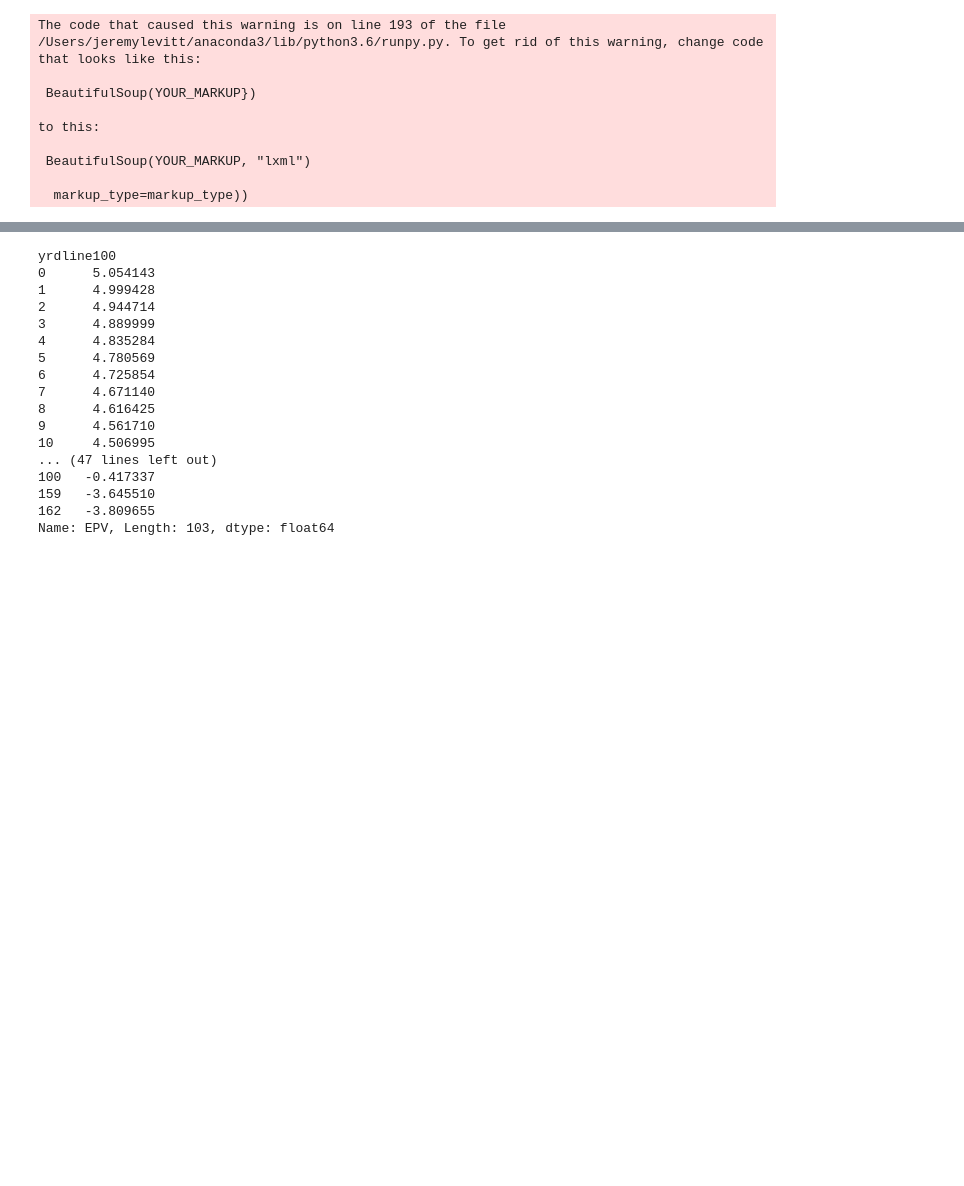
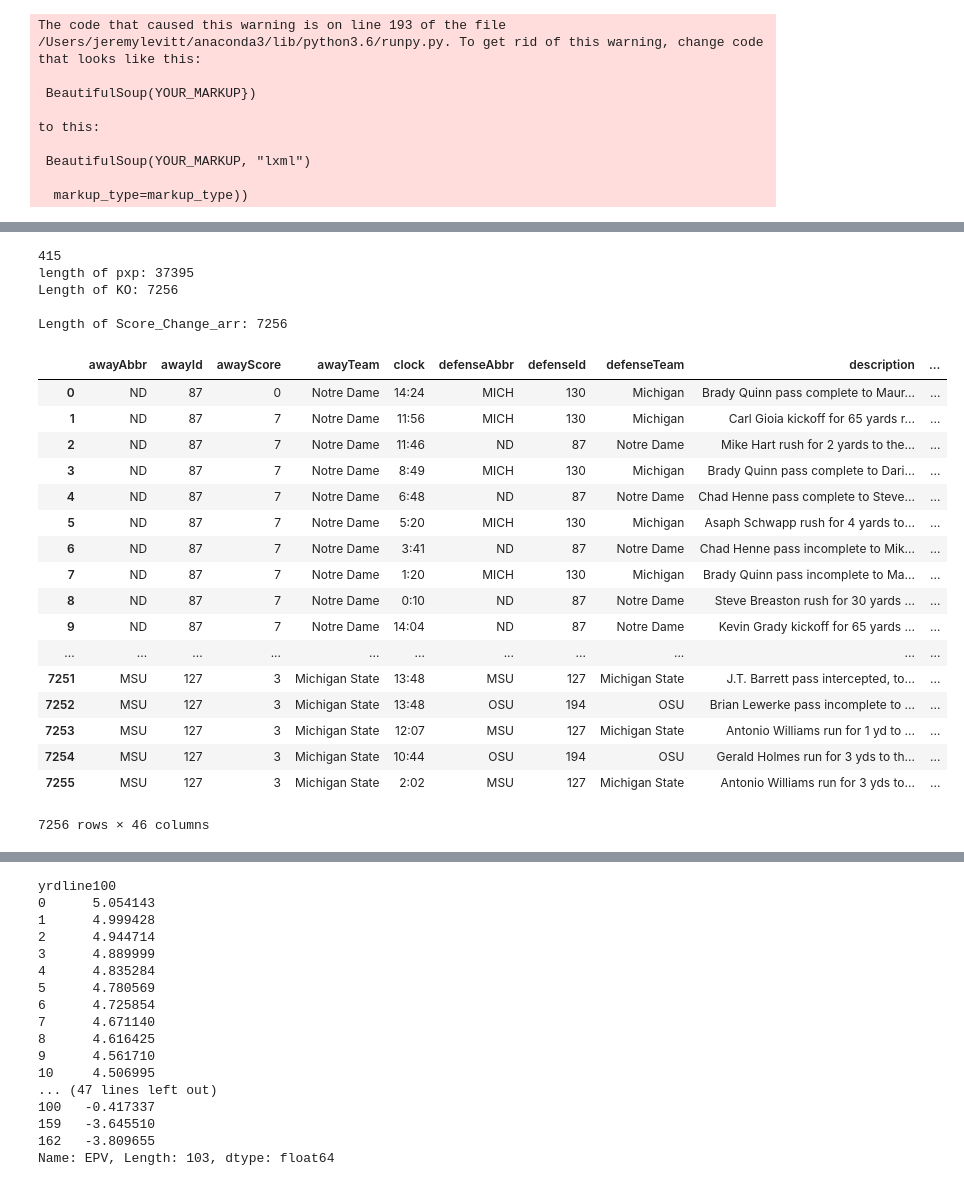
Before and after one commit to ntran16/CalFootball_4thDown, a Jupyter notebook: find_possession_value.ipynb, the cells around one changed output, grey strips where cells are left out. Cells and saved outputs as stored; diff of their text form; code cells hidden in the pictures; blank space fills up the shorter version.

```diff
--- a/find_possession_value.ipynb
+++ b/find_possession_value.ipynb
@@ -36,3 +36,22 @@ import cal_football as cf
 pxp = cf.extract_data(data)
 badyard = ~((pxp['yrdline100']>=100)|(pxp['yrdline100']<=0))
 # possession_values = cf.get_possession_value(ko_and_pos)
+# %%
+path = 'Test_File.csv'
+cols = ['gameId', 'driveIndex', 'year', 'week', 'clock', 'quarter', 'down', 'yardLine', 'distance', 'yardsGained',
+            'offenseTeam', 'defenseTeam', 'description', 'type',
+            'homeScore', 'awayScore', 'homeTeam', 'awayTeam']
+df = pd.read_csv(file_,index_col=None, header=0, usecols=cols)
+pxp = cf.extract_data(df)
+badyard = ~((pxp['yrdline100']>=100)|(pxp['yrdline100']<=0))
+
+ko_and_poss = cf.extract_kickoffs_and_possessions(pxp)
+fgs = cf.extract_field_goals(pxp)
+third_downs = cf.extract_third_downs(pxp)
+punts = cf.extract_punts(pxp)
+
+ekv,epv_model = cf.epv_model(ko_and_poss)
+exp_conv_pct_model = cf.exp_conv_pct_model(third_downs)
+exp_net_punt_dist_model = cf.exp_net_punt_dist_model(punts)
+exp_fg_prob_model = cf.exp_fg_prob_model(fgs)
+epv_model
@@ -39,6 +79,6 @@ badyard = ~((pxp['yrdline100']>=100)|(pxp['yrdline100']<=0))
 # %%
 game_data, rating_data, pxp_data = matchup.get_ratings()
-games_compared, matchup_pxp = matchup.most_similar(off_rating = CAL_OFF, def_rating = OPP_DEF, n = 100, game_data = game_data, rating_data = rating_data, pxp_data=pxp_data)
+games_compared, matchup_pxp = matchup.most_similar(off_rating = CAL_OFF, def_rating = OPP_DEF, n = 200, game_data = game_data, rating_data = rating_data, pxp_data=pxp_data)
 
 #matchup_pxp = cf.extract_data(matchup_pxp)
 #matchup_pxp
@@ -55,7 +170,7 @@ to this:
 # %%
-matchup_pxp = cf.m_extract_data(matchup_pxp)
+matchup_pxp = m_extract_data(matchup_pxp)
 # %%
-def modified_extract_k_and_p(pxp, game_data):
+def modified_extract_k_and_p(pxp):
 
 
     ko_mask = pxp['type'].isin(['Kickoff', 'Kickoff Return (Defense)','Kickoff Return Touchdown','Kickoff Return (Offense)'])
@@ -135,9 +290,33 @@ exp_conv_pct_model = cf.exp_conv_pct_model(third_downs)
 exp_net_punt_dist_model = cf.exp_net_punt_dist_model(punts)
 exp_fg_prob_model = cf.exp_fg_prob_model(fgs)
 # %%
-m_ko_and_poss = modified_extract_k_and_p(matchup_pxp, game_data)
+m_ko_and_poss = modified_extract_k_and_p(matchup_pxp)
 m_third_downs = cf.extract_third_downs(matchup_pxp)
 m_ko_and_poss
+# %% [output]
+415
+length of pxp: 37395
+Length of KO: 7256
+
+Length of Score_Change_arr: 7256
+|  | awayAbbr | awayId | awayScore | awayTeam | clock | defenseAbbr | defenseId | defenseTeam | description | ... |
+| 0 | ND | 87 | 0 | Notre Dame | 14:24 | MICH | 130 | Michigan | Brady Quinn pass complete to Maur... | ... |
+| 1 | ND | 87 | 7 | Notre Dame | 11:56 | MICH | 130 | Michigan | Carl Gioia kickoff for 65 yards r... | ... |
+| 2 | ND | 87 | 7 | Notre Dame | 11:46 | ND | 87 | Notre Dame | Mike Hart rush for 2 yards to the... | ... |
+| 3 | ND | 87 | 7 | Notre Dame | 8:49 | MICH | 130 | Michigan | Brady Quinn pass complete to Dari... | ... |
+| 4 | ND | 87 | 7 | Notre Dame | 6:48 | ND | 87 | Notre Dame | Chad Henne pass complete to Steve... | ... |
+| 5 | ND | 87 | 7 | Notre Dame | 5:20 | MICH | 130 | Michigan | Asaph Schwapp rush for 4 yards to... | ... |
+| 6 | ND | 87 | 7 | Notre Dame | 3:41 | ND | 87 | Notre Dame | Chad Henne pass incomplete to Mik... | ... |
+| 7 | ND | 87 | 7 | Notre Dame | 1:20 | MICH | 130 | Michigan | Brady Quinn pass incomplete to Ma... | ... |
+| 8 | ND | 87 | 7 | Notre Dame | 0:10 | ND | 87 | Notre Dame | Steve Breaston rush for 30 yards ... | ... |
+| 9 | ND | 87 | 7 | Notre Dame | 14:04 | ND | 87 | Notre Dame | Kevin Grady kickoff for 65 yards ... | ... |
+| ... | ... | ... | ... | ... | ... | ... | ... | ... | ... | ... |
+| 7251 | MSU | 127 | 3 | Michigan State | 13:48 | MSU | 127 | Michigan State | J.T. Barrett pass intercepted, to... | ... |
+| 7252 | MSU | 127 | 3 | Michigan State | 13:48 | OSU | 194 | OSU | Brian Lewerke pass incomplete to ... | ... |
+| 7253 | MSU | 127 | 3 | Michigan State | 12:07 | MSU | 127 | Michigan State | Antonio Williams run for 1 yd to ... | ... |
+| 7254 | MSU | 127 | 3 | Michigan State | 10:44 | OSU | 194 | OSU | Gerald Holmes run for 3 yds to th... | ... |
+| 7255 | MSU | 127 | 3 | Michigan State | 2:02 | MSU | 127 | Michigan State | Antonio Williams run for 3 yds to... | ... |
+7256 rows × 46 columns
 # %%
 m_ekv, m_epv_model = cf.epv_model(m_ko_and_poss)
 m_exp_conv_pct_model = cf.exp_conv_pct_model(m_third_downs)
```
Also changed, not shown: parts of 7 cells of this notebook, 5 other files.
